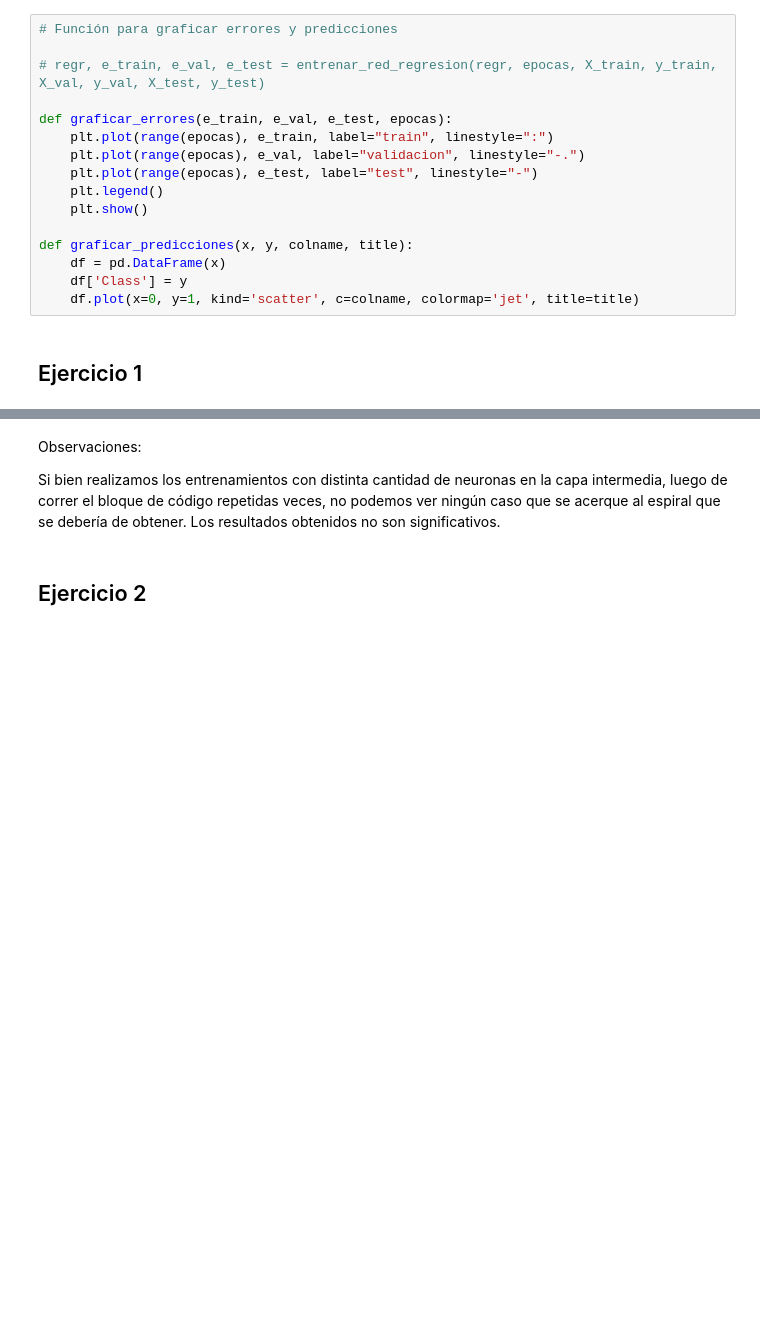
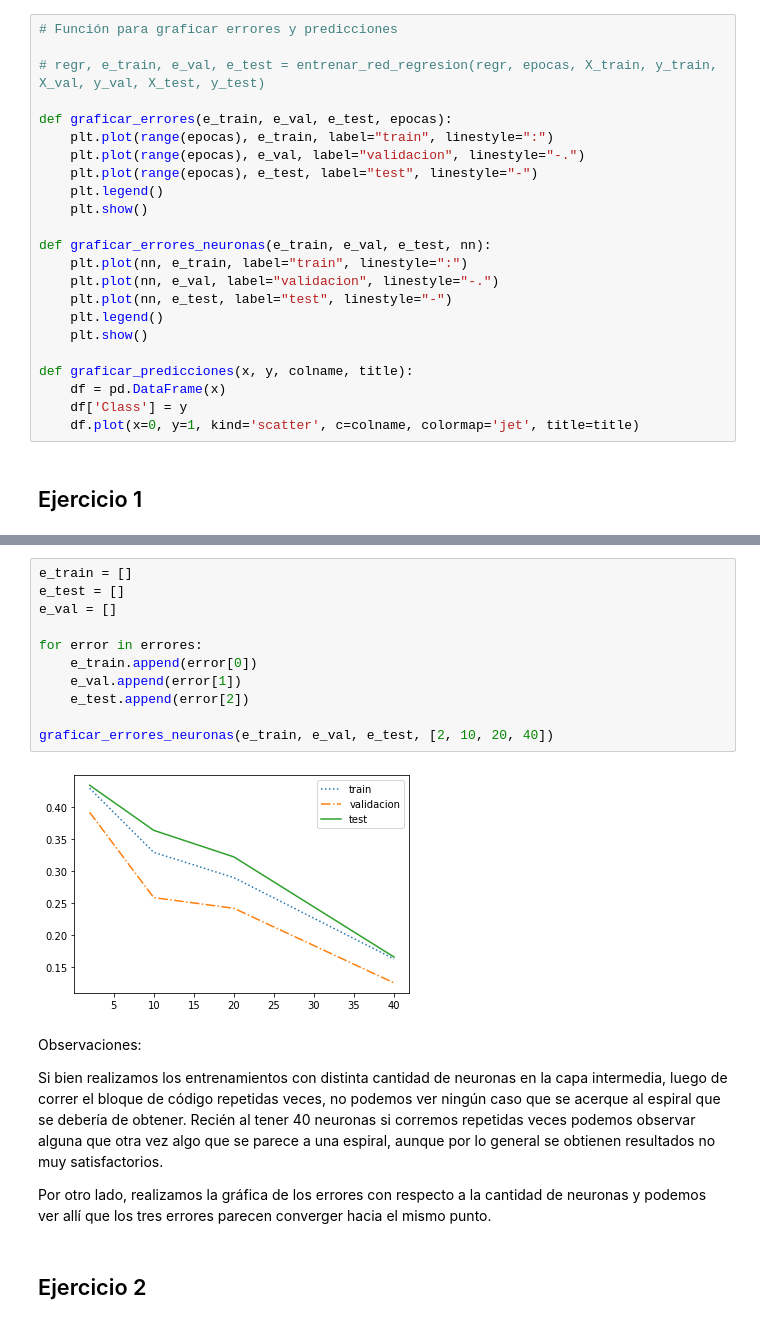
Before and after one commit to natimellino/IAA, a Jupyter notebook: TP2/ANN.ipynb, the cells around one changed output, grey strips where cells are left out. Cells and saved outputs as stored; diff of their text form; blank space fills up the shorter version.

Commit message:
algo es algo

```diff
--- a/TP2/ANN.ipynb
+++ b/TP2/ANN.ipynb
@@ -102,6 +113,13 @@ def graficar_errores(e_train, e_val, e_test, epocas):
     plt.legend()
     plt.show()
 
+def graficar_errores_neuronas(e_train, e_val, e_test, nn):
+    plt.plot(nn, e_train, label="train", linestyle=":")
+    plt.plot(nn, e_val, label="validacion", linestyle="-.")
+    plt.plot(nn, e_test, label="test", linestyle="-")
+    plt.legend()
+    plt.show()
+
 def graficar_predicciones(x, y, colname, title):
     df = pd.DataFrame(x)
     df['Class'] = y
@@ -161,7 +177,22 @@ Class
+# %%
+e_train = []
+e_test = []
+e_val = []
+
+for error in errores:
+    e_train.append(error[0])
+    e_val.append(error[1])
+    e_test.append(error[2])
+
+graficar_errores_neuronas(e_train, e_val, e_test, [2, 10, 20, 40])
+# %% [output]
+[figure, added]
 # %% [markdown]
 Observaciones:
 
-Si bien realizamos los entrenamientos con distinta cantidad de neuronas en la capa intermedia, luego de correr el bloque de código repetidas veces, no podemos ver ningún caso que se acerque al espiral que se debería de obtener. Los resultados obtenidos no son significativos.
+Si bien realizamos los entrenamientos con distinta cantidad de neuronas en la capa intermedia, luego de correr el bloque de código repetidas veces, no podemos ver ningún caso que se acerque al espiral que se debería de obtener. Recién al tener 40 neuronas si corremos repetidas veces podemos observar alguna que otra vez algo que se parece a una espiral, aunque por lo general se obtienen resultados no muy satisfactorios.
+
+Por otro lado, realizamos la gráfica de los errores con respecto a la cantidad de neuronas y podemos ver allí que los tres errores parecen converger hacia el mismo punto.
 # %% [markdown]
 ## Ejercicio 2
 # %%
```
Also changed, not shown: parts of 12 cells of this notebook, 15 other files.
